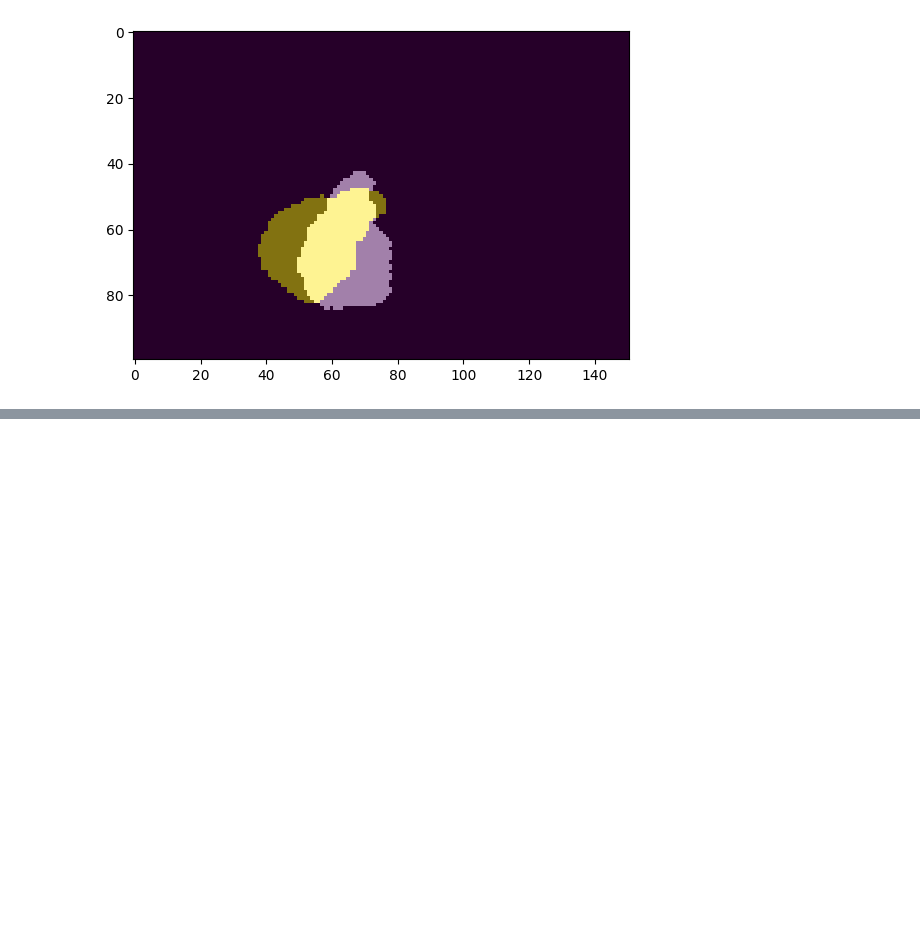
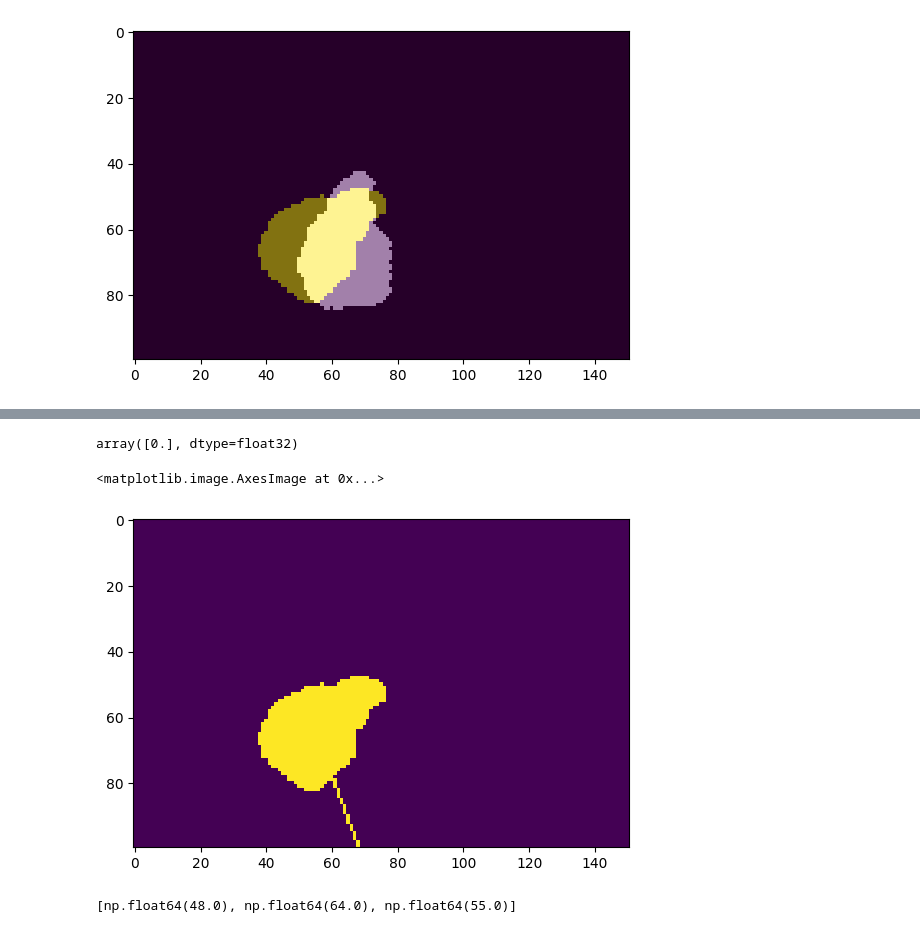
Before and after one commit to sunyu0410/GDP-HMM_AAPMChallenge, a Jupyter notebook: dev/rotate.ipynb, the cells around one changed output, grey strips where cells are left out. Cells and saved outputs as stored; diff of their text form; code cells hidden in the pictures; blank space fills up the shorter version.

```diff
--- a/dev/rotate.ipynb
+++ b/dev/rotate.ipynb
@@ -49,0 +60,21 @@ plt.imshow(ptv_r[40], alpha=0.5)
+# %%
+d.angle_list[:1]
+# %% [output]
+array([0.], dtype=float32)
+# %%
+angle_plate = PlotGantry(
+            bg_img = d.PTV[48],
+            angles = d.angle_list[1:2],
+            x = int(d.isocenter[2]),
+            y = int(d.isocenter[1]),
+            length =  50,
+            width = 1)
+
+plt.imshow(angle_plate)
+# %% [output]
+<matplotlib.image.AxesImage at 0x...>
+[figure, added]
+# %%
+d.isocenter
+# %% [output]
+[np.float64(48.0), np.float64(64.0), np.float64(55.0)]
```
Also changed, not shown: parts of 18 cells of this notebook.
